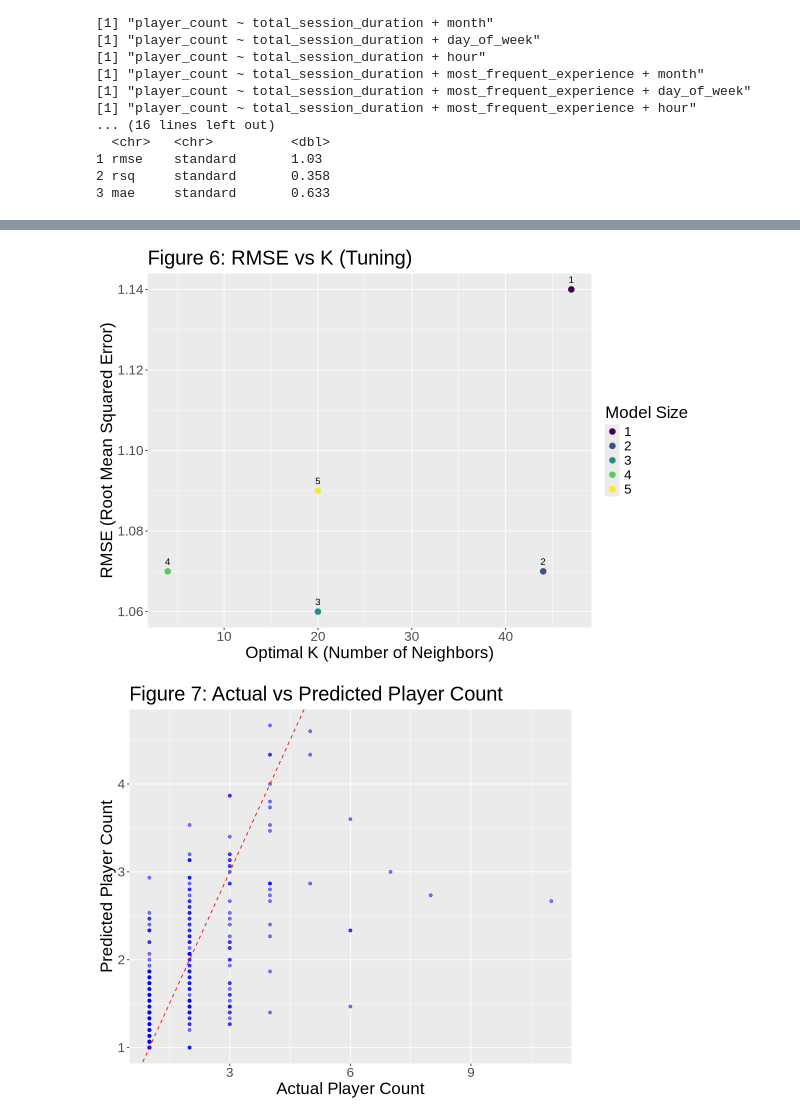
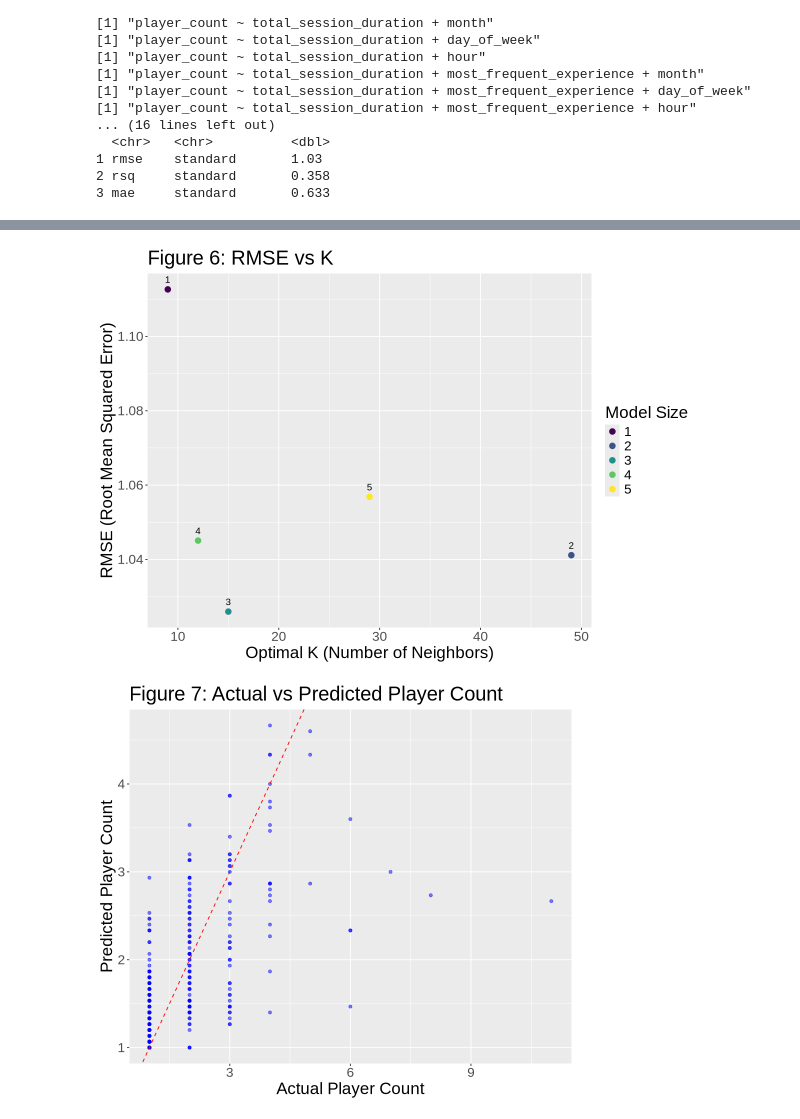
Before and after one commit to xhgchen/dsci-100-2024w1-group-008-17, a Jupyter notebook: project_final_report_008-17.ipynb, the cells around one changed output, grey strips where cells are left out. Drawn from its saved outputs; the diff is of its cells as text; code cells hidden in the pictures.

```diff
--- a/project_final_report_008-17.ipynb
+++ b/project_final_report_008-17.ipynb
@@ -563,24 +542,15 @@ print(final_knn_metrics)
 # %%
-results <- tibble(
-  size = c(1, 2, 3, 4, 5),
-  model_string = c(
-    "player_count ~ total_session_duration",
-    "player_count ~ total_session_duration + most_frequent_experience",
-    "player_count ~ total_session_duration + most_frequent_experience + month",
-    "player_count ~ total_session_duration + most_frequent_experience + hour",
-    "player_count ~ total_session_duration + most_frequent_experience + hour + week_day"
-  ),
-  rmspe = c(1.14, 1.07, 1.06, 1.07, 1.09),
-  best_k = c(47, 44, 20, 4, 20)
-)
+results <- forward_selection_results |>
+  select(size, rmspe, best_k)  # Select relevant columns from the forward_selection_results
 
 options(repr.plot.width = 10, repr.plot.height = 7)
+
 # RMSE vs K plot (visualizing RMSPE vs best_k)
 ggplot(results, aes(x = best_k, y = rmspe, label = size)) +
   geom_point(aes(color = factor(size)), size = 3) +
   geom_text(vjust = -1, hjust = 0.5, size = 4) +
   labs(
-    title = "Figure 6: RMSE vs K (Tuning)",
+    title = "Figure 6: RMSE vs K",
     x = "Optimal K (Number of Neighbors)",
     y = "RMSE (Root Mean Squared Error)",
     color = "Model Size"
@@ -590,7 +560,6 @@ ggplot(results, aes(x = best_k, y = rmspe, label = size)) +
   ) +
   scale_color_viridis_d()
 
-# Assuming 'final_knn_preds' is the dataset with actual vs predicted values
 actual_vs_predicted <- tibble(
   actual = final_knn_preds$player_count,
   predicted = final_knn_preds$.pred
@@ -623,35 +592,35 @@ ggplot(tibble(residuals), aes(x = residuals)) +
     x = "Residuals",
     y = "Frequency"
   ) +
   theme(
     text = element_text(size = 20),
     plot.caption = element_text(hjust = 0)
   )
 
-# Model Performance vs Model Complexity plot
+# Model Performance vs Model Size/Complexity plot
 options(repr.plot.width = 10, repr.plot.height = 7)
 ggplot(forward_selection_results, aes(x = size, y = rmspe)) +
   geom_line(aes(color = "RMSE"), linewidth = 1) +
   geom_point() +
   labs(
-    title = "Figure 9: RMSE vs Model Complexity (Number of Features)",
+    title = "Figure 9: RMSE vs Model Size",
     x = "Model Size (Number of Predictors)",
     y = "RMSE",
     color = "Metric"
   ) +
   theme(text = element_text(size = 20))
 
 # Distribution of predicted values
 options(repr.plot.width = 8, repr.plot.height = 7)
 ggplot(final_knn_preds, aes(x = .pred)) +
   geom_histogram(bins = 30, fill = "blue", color = "black", alpha = 0.5) +
   labs(
     title = "Figure 10: Distribution of Predicted Values",
     x = "Predicted Values",
     y = "Frequency"
   ) +
   theme(text = element_text(size = 20))
 # %% [output]
-[figure, old version]
+[figure, new version]
 [figure]
 [figure]
```
Also changed, not shown: parts of 3 cells of this notebook.
